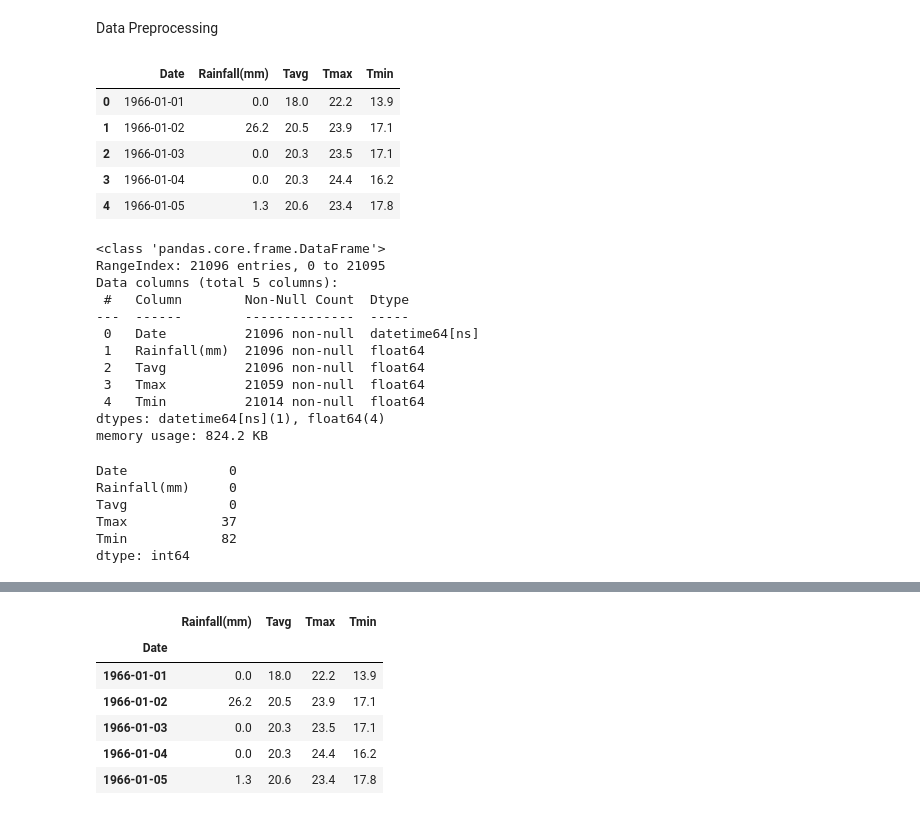
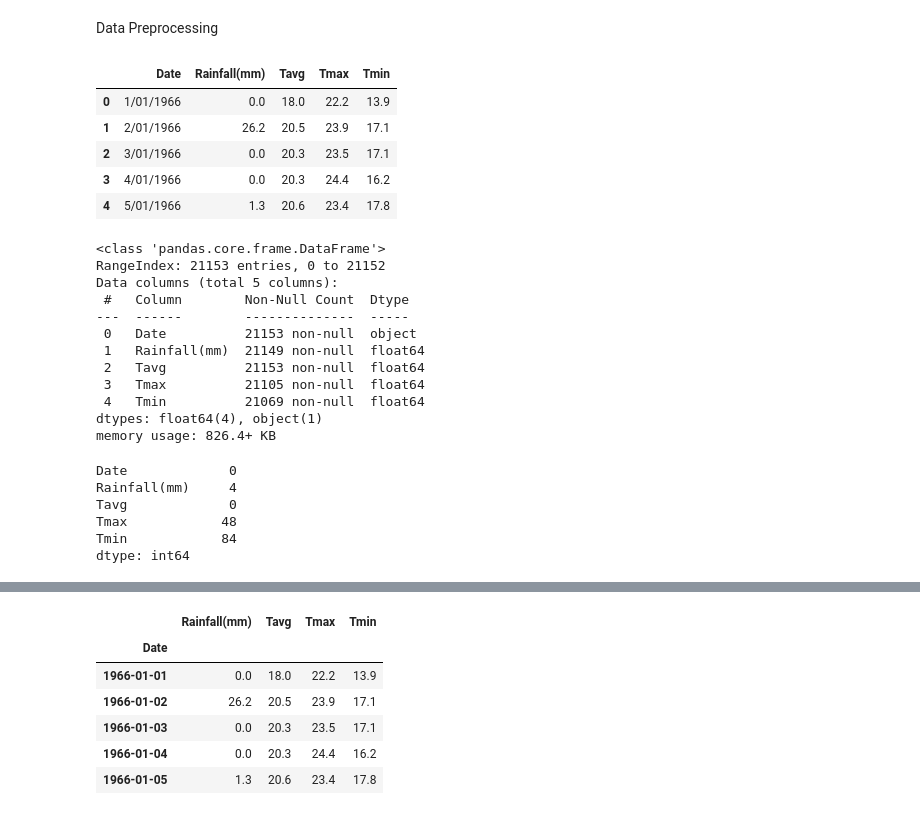
Before and after one commit to YingCG/research-weather-forecast, a Jupyter notebook: MLmodel/StatNZ-NoaaData-1994-2023-Auckland/RandomForest_rainfall_1966to2023.ipynb, the cells around one changed output, grey strips where cells are left out. Cells and saved outputs as stored; diff of their text form; code cells hidden in the pictures.

```diff
--- a/MLmodel/StatNZ-NoaaData-1994-2023-Auckland/RandomForest_rainfall_1966to2023.ipynb
+++ b/MLmodel/StatNZ-NoaaData-1994-2023-Auckland/RandomForest_rainfall_1966to2023.ipynb
@@ -2,38 +2,38 @@
 Data Preprocessing
 # %%
 import pandas as pd
-rain = pd.read_csv('../../data/auckland_rain_temp_statsNZcombineNoaaData.csv', parse_dates=['Date'])
+rain = pd.read_csv('../../data/statsNZ/noaa/statsNZ_noaa1966to2023.csv', parse_dates=['Date'])
 rain.head()
 # %% [output]
 |  | Date | Rainfall(mm) | Tavg | Tmax | Tmin |
-| 0 | 1966-01-01 | 0.0 | 18.0 | 22.2 | 13.9 |
-| 1 | 1966-01-02 | 26.2 | 20.5 | 23.9 | 17.1 |
-| 2 | 1966-01-03 | 0.0 | 20.3 | 23.5 | 17.1 |
-| 3 | 1966-01-04 | 0.0 | 20.3 | 24.4 | 16.2 |
-| 4 | 1966-01-05 | 1.3 | 20.6 | 23.4 | 17.8 |
+| 0 | 1/01/1966 | 0.0 | 18.0 | 22.2 | 13.9 |
+| 1 | 2/01/1966 | 26.2 | 20.5 | 23.9 | 17.1 |
+| 2 | 3/01/1966 | 0.0 | 20.3 | 23.5 | 17.1 |
+| 3 | 4/01/1966 | 0.0 | 20.3 | 24.4 | 16.2 |
+| 4 | 5/01/1966 | 1.3 | 20.6 | 23.4 | 17.8 |
 # %%
 rain.info()
 # %% [output]
 <class 'pandas.core.frame.DataFrame'>
-RangeIndex: 21096 entries, 0 to 21095
+RangeIndex: 21153 entries, 0 to 21152
 Data columns (total 5 columns):
  #   Column        Non-Null Count  Dtype
 ---  ------        --------------  -----
- 0   Date          21096 non-null  datetime64[ns]
- 1   Rainfall(mm)  21096 non-null  float64
- 2   Tavg          21096 non-null  float64
- 3   Tmax          21059 non-null  float64
- 4   Tmin          21014 non-null  float64
-dtypes: datetime64[ns](1), float64(4)
-memory usage: 824.2 KB
+ 0   Date          21153 non-null  object
+ 1   Rainfall(mm)  21149 non-null  float64
+ 2   Tavg          21153 non-null  float64
+ 3   Tmax          21105 non-null  float64
+ 4   Tmin          21069 non-null  float64
+dtypes: float64(4), object(1)
+memory usage: 826.4+ KB
 # %%
 rain.isnull().sum()
 # %% [output]
 Date             0
-Rainfall(mm)     0
+Rainfall(mm)     4
 Tavg             0
-Tmax            37
-Tmin            82
+Tmax            48
+Tmin            84
 dtype: int64
 # %%
 rain['Tmax'].interpolate(method='linear', inplace=True, limit_direction='both')
```
Also changed, not shown: parts of 15 cells of this notebook, 6 other files.
